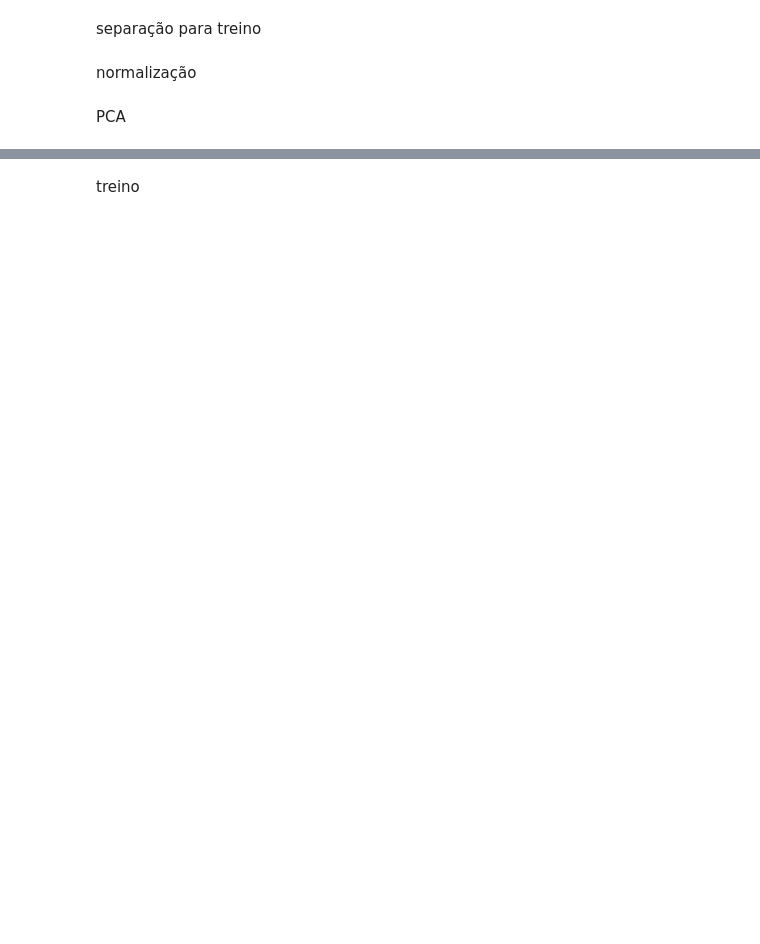
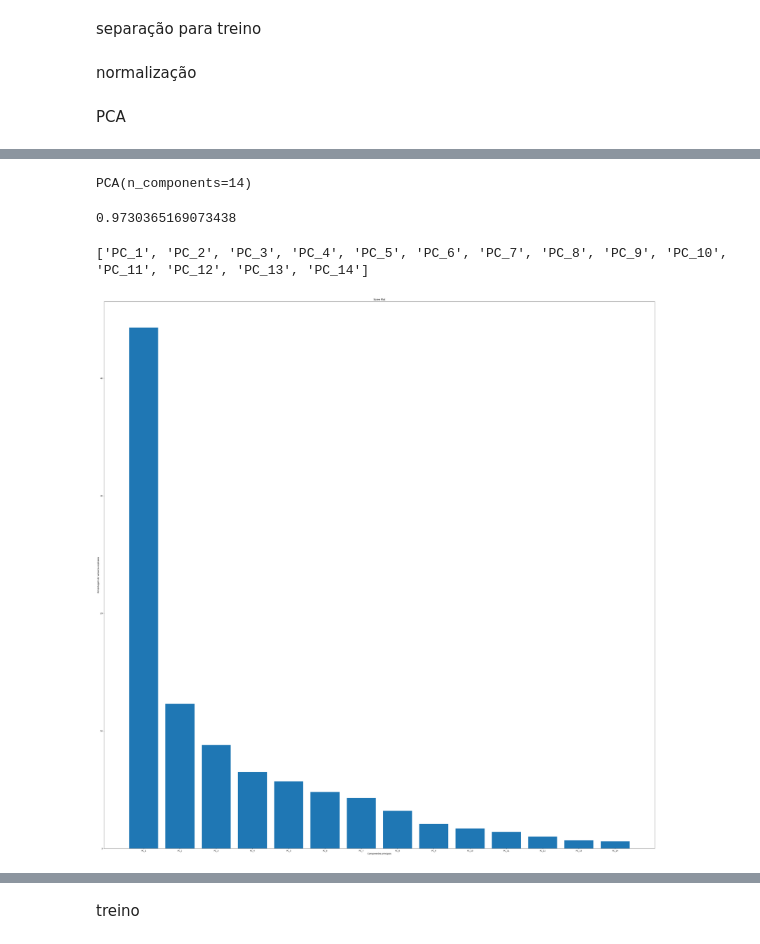
Before and after one commit to Bernardofcr/pos-grad-tcc-study, a Jupyter notebook: credit_card_fraud/cc_fraud_exploration_notebook.ipynb, the cells around one changed output, grey strips where cells are left out. Cells and saved outputs as stored; diff of their text form; code cells hidden in the pictures; blank space fills up the shorter version.

```diff
--- a/credit_card_fraud/cc_fraud_exploration_notebook.ipynb
+++ b/credit_card_fraud/cc_fraud_exploration_notebook.ipynb
@@ -16,0 +28,5 @@ df.head()
+# %%
+pay_cols = ["PAY_0","PAY_2","PAY_3","PAY_4","PAY_5","PAY_6"]
+for c in pay_cols:
+    df[c] = get_credit_hist(df, c)
+df
@@ -96,4 +135,4 @@ PCA
 # %%
 from sklearn.decomposition import PCA
 # %%
-pca=PCA(n_components=len(X_train.columns))
+pca=PCA(n_components=int(len(X_train[num_cols].columns)))
@@ -106,2 +139,17 @@ X.shape
+# %%
+pca.fit(X_train)
+# %% [output]
+PCA(n_components=14)
+# %%
+pca_soma = sum(pca.explained_variance_ratio_)
+pca_soma
+# %% [output]
+0.9730365169073438
+# %%
+per_var = np.round(pca.explained_variance_ratio_*100, decimals=1)
+labels = ["PC_"+str(n) for n in range(1, len(per_var)+1)]
+print(labels)
+# %% [output]
+['PC_1', 'PC_2', 'PC_3', 'PC_4', 'PC_5', 'PC_6', 'PC_7', 'PC_8', 'PC_9', 'PC_10', 'PC_11', 'PC_12', 'PC_13', 'PC_14']
 # %%
 import matplotlib.pyplot as plt
@@ -116,0 +157,10 @@ plt.show()
+# %%
+plt.figure(figsize=(50,50))
+plt.bar(x=range(1,len(per_var)+1), height=per_var, tick_label=labels)
+plt.ylabel('Porcentagem de variancia explicada')
+plt.xlabel('Componentes principais')
+plt.title('Scree Plot')
+
+plt.show()
+# %% [output]
+[figure, added]
```
Also changed, not shown: parts of 22 cells of this notebook.
